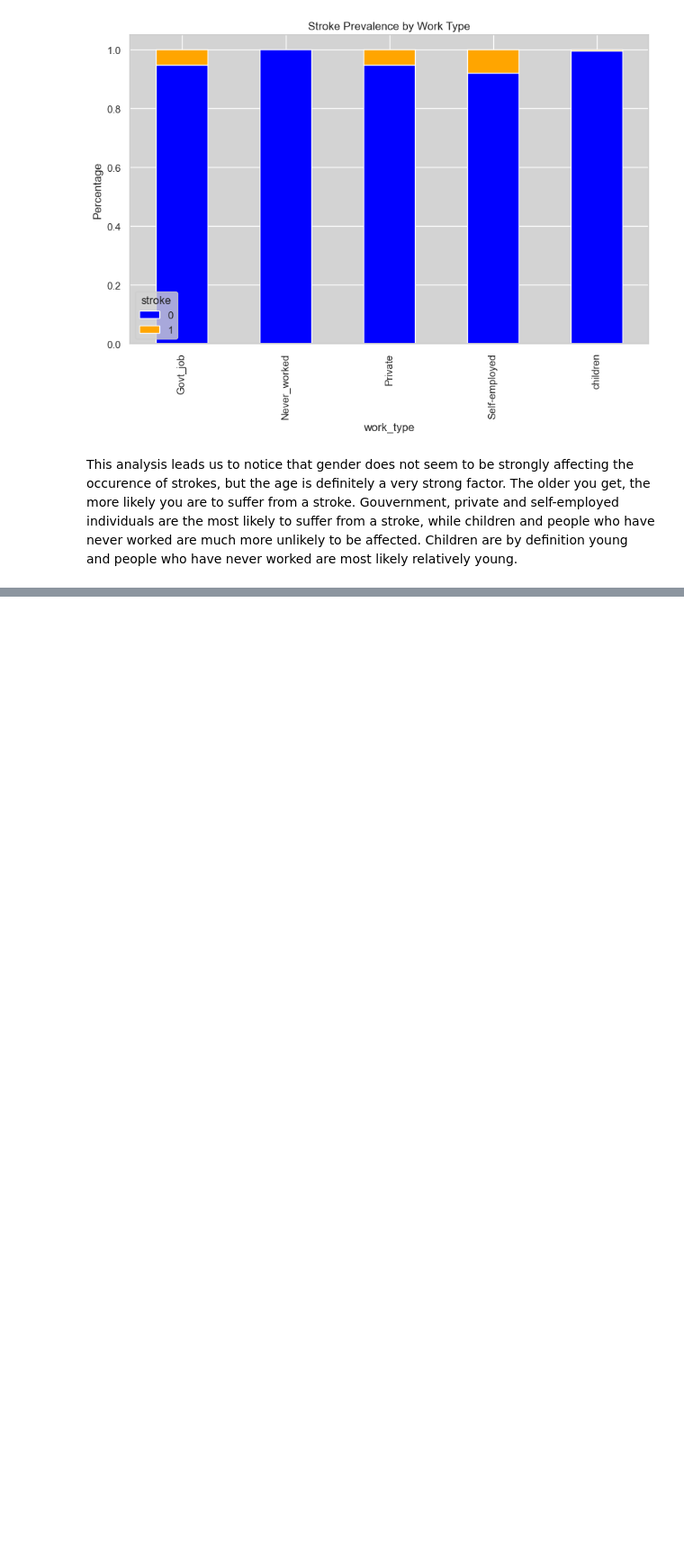
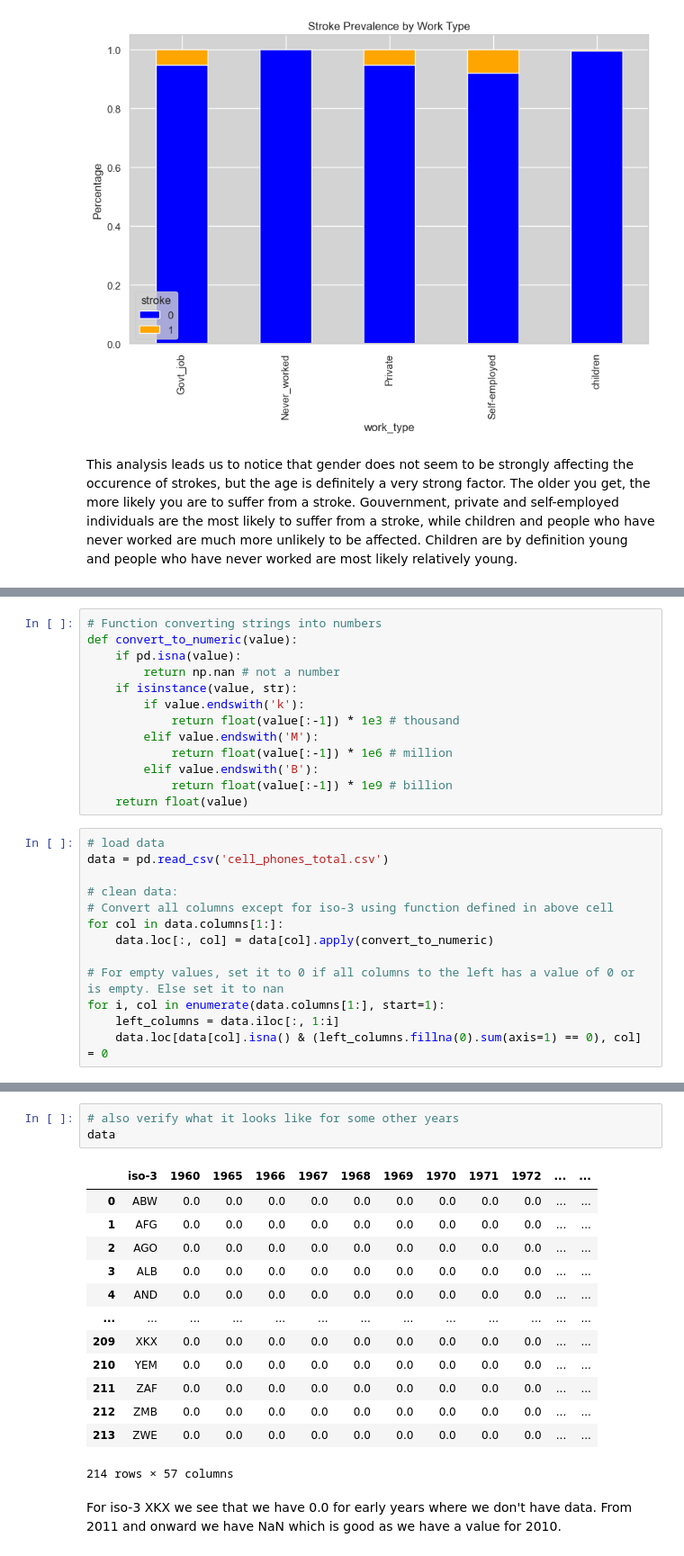
Before and after one commit to mathildecoffy/su-mt4007, a Jupyter notebook: HW3/HW3.ipynb, the cells around one changed output, grey strips where cells are left out. Shown: that part at 90% size. Drawn from its saved outputs; the diff is of its cells as text; blank space fills up the shorter version.

```diff
--- a/HW3/HW3.ipynb
+++ b/HW3/HW3.ipynb
@@ -306,0 +311,26 @@ Gouvernment, private and self-employed individuals are the most likely to suffer
+# %%
+# Function converting strings into numbers
+def convert_to_numeric(value):
+    if pd.isna(value):
+        return np.nan # not a number
+    if isinstance(value, str):
+        if value.endswith('k'):
+            return float(value[:-1]) * 1e3 # thousand
+        elif value.endswith('M'):
+            return float(value[:-1]) * 1e6 # million
+        elif value.endswith('B'):
+            return float(value[:-1]) * 1e9 # billion
+    return float(value)
+# %%
+# load data
+data = pd.read_csv('cell_phones_total.csv')
+
+# clean data:
+# Convert all columns except for iso-3 using function defined in above cell
+for col in data.columns[1:]:
+    data.loc[:, col] = data[col].apply(convert_to_numeric)
+
+# For empty values, set it to 0 if all columns to the left has a value of 0 or is empty. Else set it to nan
+for i, col in enumerate(data.columns[1:], start=1):
+    left_columns = data.iloc[:, 1:i]
+    data.loc[data[col].isna() & (left_columns.fillna(0).sum(axis=1) == 0), col] = 0
@@ -306,0 +355,19 @@ Gouvernment, private and self-employed individuals are the most likely to suffer
+# %%
+# also verify what it looks like for some other years
+data
+# %% [output]
+|  | iso-3 | 1960 | 1965 | 1966 | 1967 | 1968 | 1969 | 1970 | 1971 | 1972 | ... | ... |
+| 0 | ABW | 0.0 | 0.0 | 0.0 | 0.0 | 0.0 | 0.0 | 0.0 | 0.0 | 0.0 | ... | ... |
+| 1 | AFG | 0.0 | 0.0 | 0.0 | 0.0 | 0.0 | 0.0 | 0.0 | 0.0 | 0.0 | ... | ... |
+| 2 | AGO | 0.0 | 0.0 | 0.0 | 0.0 | 0.0 | 0.0 | 0.0 | 0.0 | 0.0 | ... | ... |
+| 3 | ALB | 0.0 | 0.0 | 0.0 | 0.0 | 0.0 | 0.0 | 0.0 | 0.0 | 0.0 | ... | ... |
+| 4 | AND | 0.0 | 0.0 | 0.0 | 0.0 | 0.0 | 0.0 | 0.0 | 0.0 | 0.0 | ... | ... |
+| ... | ... | ... | ... | ... | ... | ... | ... | ... | ... | ... | ... | ... |
+| 209 | XKX | 0.0 | 0.0 | 0.0 | 0.0 | 0.0 | 0.0 | 0.0 | 0.0 | 0.0 | ... | ... |
+| 210 | YEM | 0.0 | 0.0 | 0.0 | 0.0 | 0.0 | 0.0 | 0.0 | 0.0 | 0.0 | ... | ... |
+| 211 | ZAF | 0.0 | 0.0 | 0.0 | 0.0 | 0.0 | 0.0 | 0.0 | 0.0 | 0.0 | ... | ... |
+| 212 | ZMB | 0.0 | 0.0 | 0.0 | 0.0 | 0.0 | 0.0 | 0.0 | 0.0 | 0.0 | ... | ... |
+| 213 | ZWE | 0.0 | 0.0 | 0.0 | 0.0 | 0.0 | 0.0 | 0.0 | 0.0 | 0.0 | ... | ... |
+214 rows × 57 columns
+# %% [markdown]
+For iso-3 XKX we see that we have 0.0 for early years where we don't have data. From 2011 and onward we have NaN which is good as we have a value for 2010.
```
Also changed, not shown: parts of 5 cells of this notebook.
